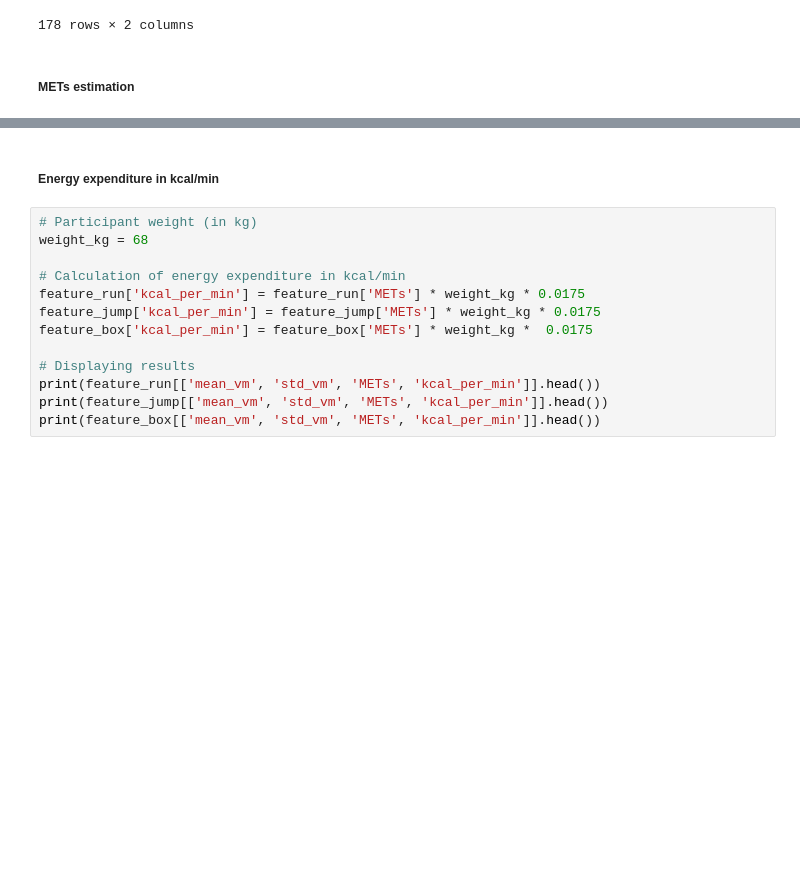
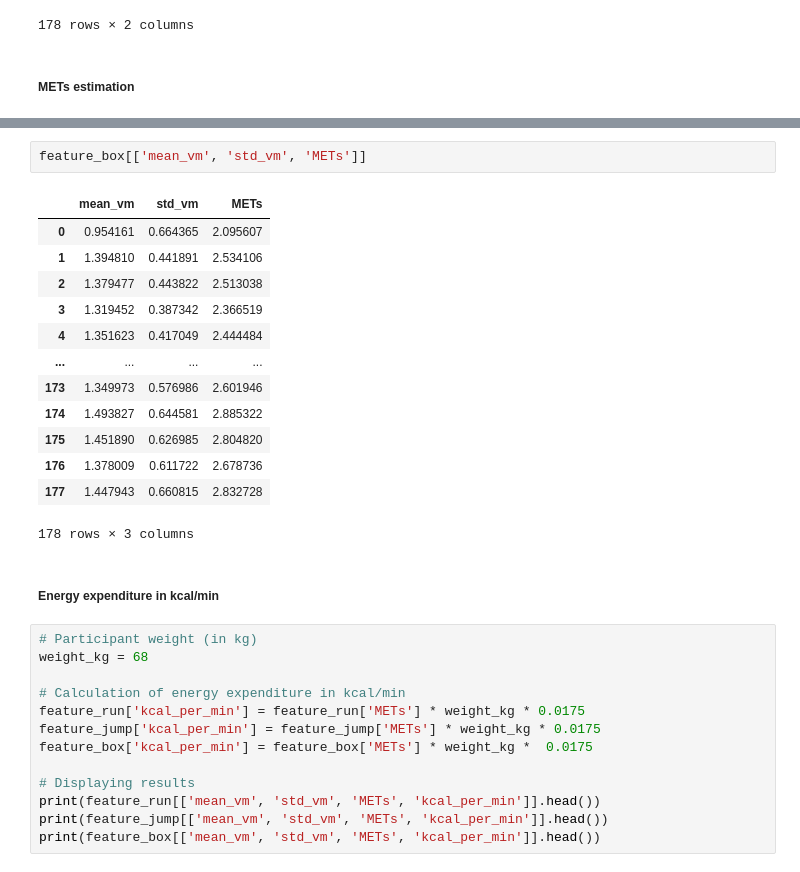
Before and after one commit to RachidatouOuattara/HAH913E-2024-physical-activity-analysis, a Jupyter notebook: Notebooks/AX3_project.ipynb, the cells around one changed output, grey strips where cells are left out. Saved outputs shown, nothing was run; the diff lists cells and outputs as text; blank space fills up the shorter version.

```diff
--- a/Notebooks/AX3_project.ipynb
+++ b/Notebooks/AX3_project.ipynb
@@ -755,3 +764,19 @@ print(feature_box[['mean_vm', 'std_vm', 'METs']].head())
+# %%
+feature_box[['mean_vm', 'std_vm', 'METs']]
+# %% [output]
+|  | mean_vm | std_vm | METs |
+| 0 | 0.954161 | 0.664365 | 2.095607 |
+| 1 | 1.394810 | 0.441891 | 2.534106 |
+| 2 | 1.379477 | 0.443822 | 2.513038 |
+| 3 | 1.319452 | 0.387342 | 2.366519 |
+| 4 | 1.351623 | 0.417049 | 2.444484 |
+| ... | ... | ... | ... |
+| 173 | 1.349973 | 0.576986 | 2.601946 |
+| 174 | 1.493827 | 0.644581 | 2.885322 |
+| 175 | 1.451890 | 0.626985 | 2.804820 |
+| 176 | 1.378009 | 0.611722 | 2.678736 |
+| 177 | 1.447943 | 0.660815 | 2.832728 |
+178 rows × 3 columns
 # %% [markdown]
 ##### **Energy expenditure in kcal/min**
 # %%
```
Also changed, not shown: parts of 9 cells of this notebook.
